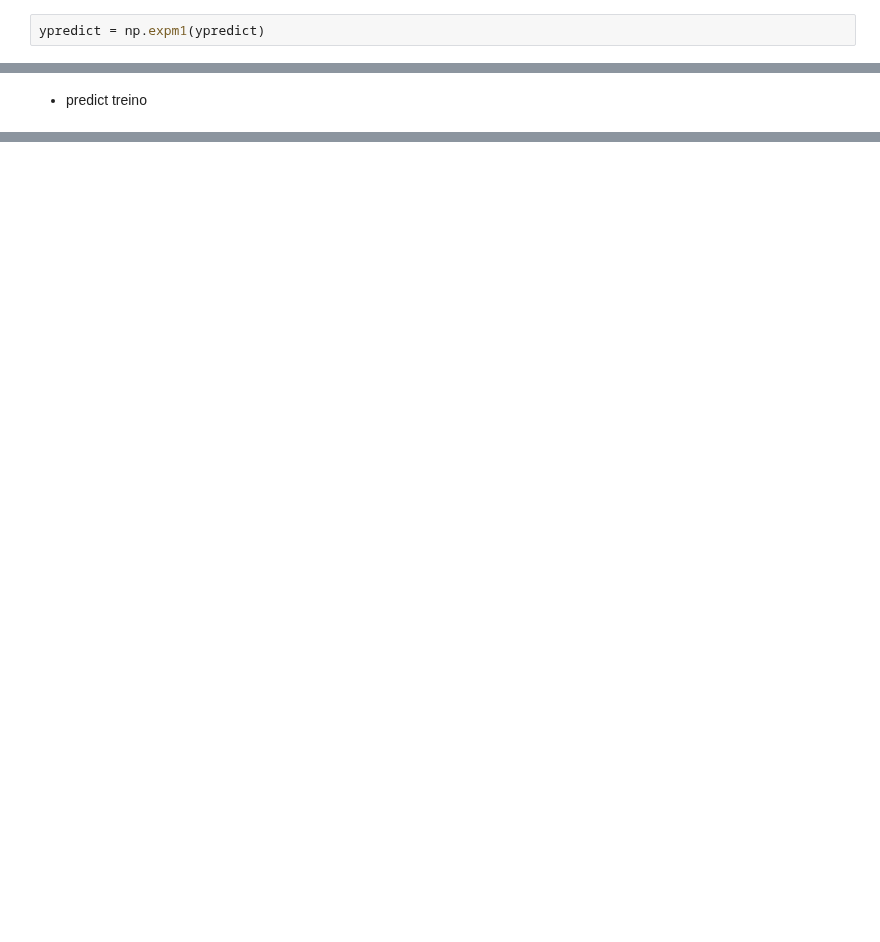
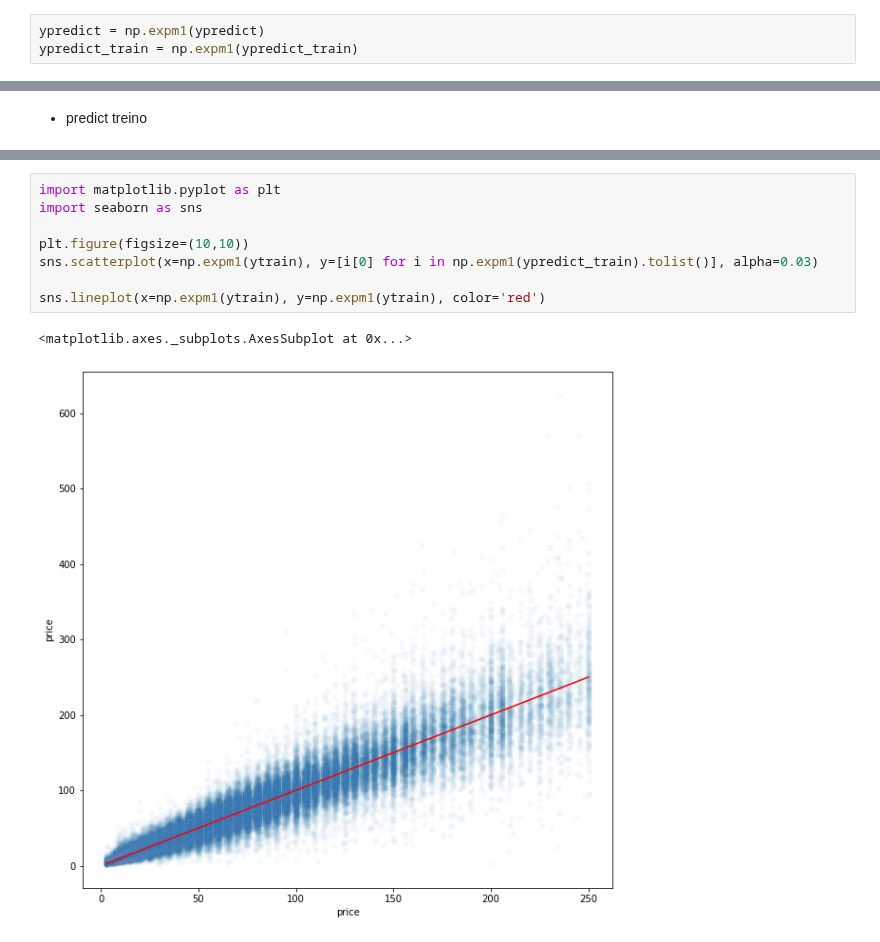
Before and after one commit to anachavesv8/Bootcamp_Blue, a Jupyter notebook: Mercari Price Suggestion Challenge/Modelo/modelo_ver00.ipynb, the cells around one changed output, grey strips where cells are left out. Saved outputs shown, nothing was run; the diff lists cells and outputs as text; blank space fills up the shorter version.

```diff
--- a/Mercari Price Suggestion Challenge/Modelo/modelo_ver00.ipynb
+++ b/Mercari Price Suggestion Challenge/Modelo/modelo_ver00.ipynb
@@ -204,5 +253,6 @@ ypredict_train = model.predict(x_train)
 # %%
 ypredict = np.expm1(ypredict)
+ypredict_train = np.expm1(ypredict_train)
 # %% [markdown]
 #   Resultado
 # %% [markdown]
@@ -227,0 +289,11 @@ RMSLE_train: 0.017431
+# %%
+import matplotlib.pyplot as plt
+import seaborn as sns
+
+plt.figure(figsize=(10,10))
+sns.scatterplot(x=np.expm1(ytrain), y=[i[0] for i in np.expm1(ypredict_train).tolist()], alpha=0.03)
+
+sns.lineplot(x=np.expm1(ytrain), y=np.expm1(ytrain), color='red')
+# %% [output]
+<matplotlib.axes._subplots.AxesSubplot at 0x...>
+[figure, added]
```
Also changed, not shown: parts of 24 cells of this notebook.
